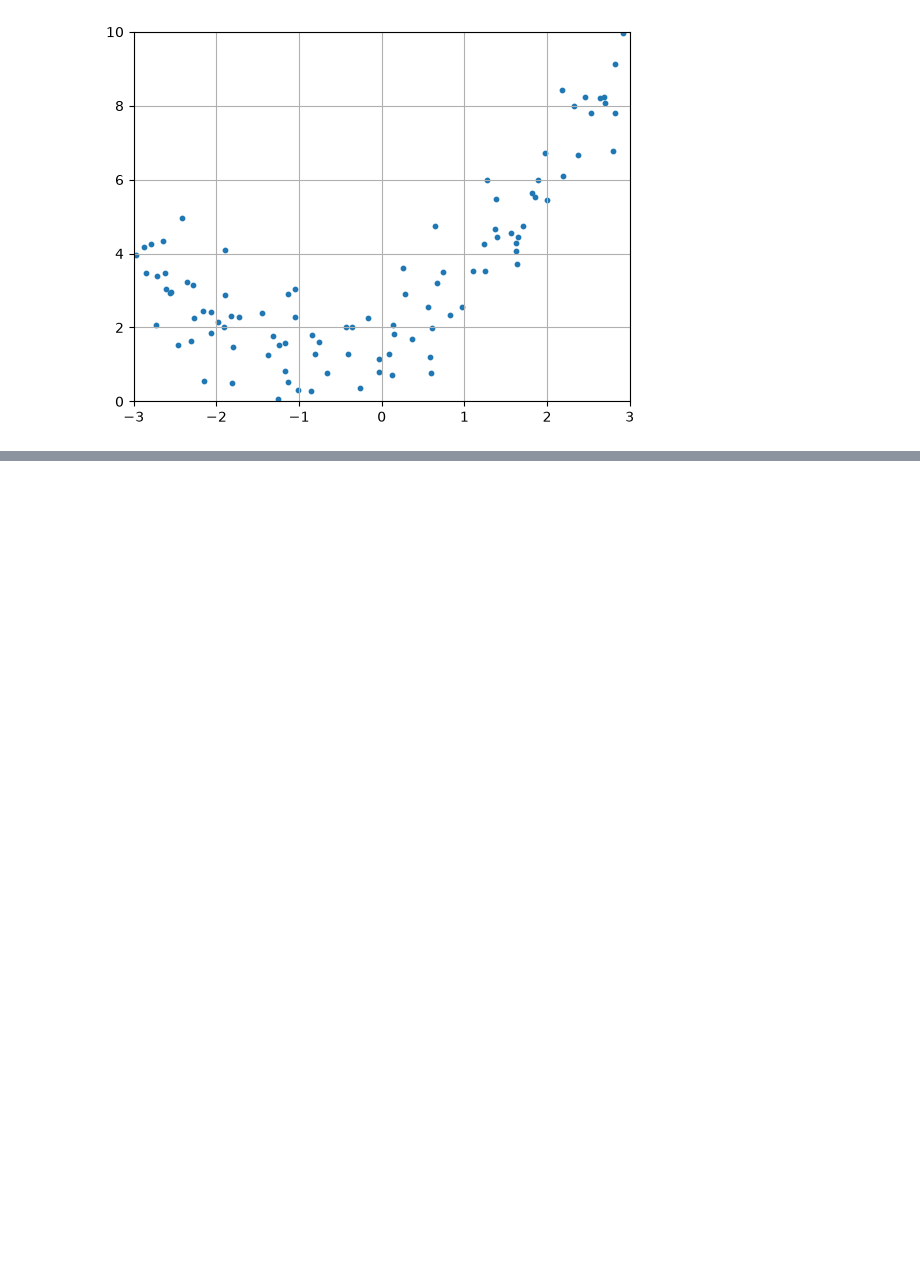
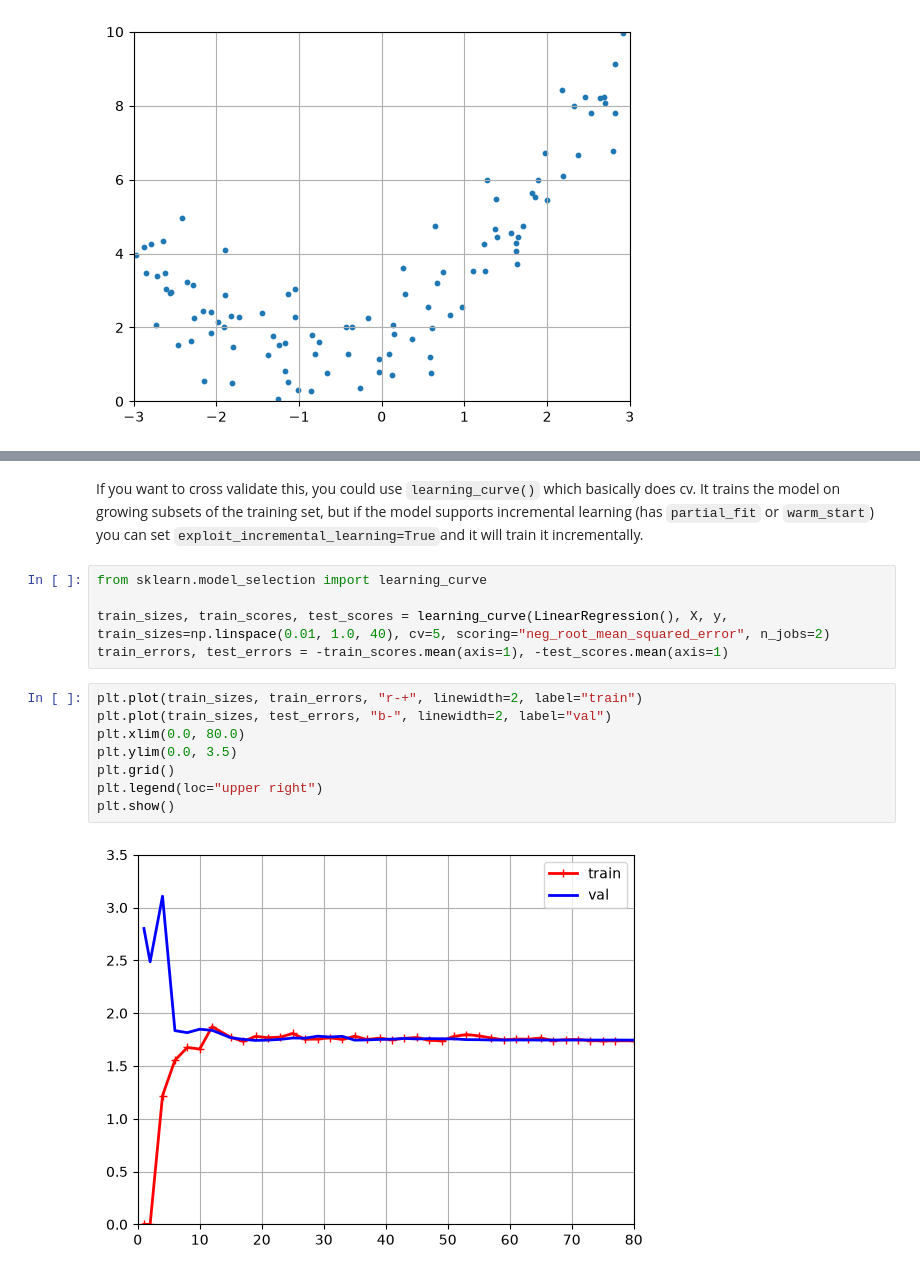
Before and after one commit to andretsilo/general-ml-exercises, a Jupyter notebook: part-1/model_training.ipynb, the cells around one changed output, grey strips where cells are left out. Saved outputs shown, nothing was run; the diff lists cells and outputs as text; blank space fills up the shorter version.

```diff
--- a/part-1/model_training.ipynb
+++ b/part-1/model_training.ipynb
@@ -157,0 +191,17 @@ plt.show()
+# %% [markdown]
+If you want to cross validate this, you could use `learning_curve()` which basically does cv. It trains the model on growing subsets of the training set, but if the model supports incremental learning (has `partial_fit` or `warm_start`) you can set `exploit_incremental_learning=True`and it will train it incrementally.
+# %%
+from sklearn.model_selection import learning_curve
+
+train_sizes, train_scores, test_scores = learning_curve(LinearRegression(), X, y, train_sizes=np.linspace(0.01, 1.0, 40), cv=5, scoring="neg_root_mean_squared_error", n_jobs=2)
+train_errors, test_errors = -train_scores.mean(axis=1), -test_scores.mean(axis=1)
+# %%
+plt.plot(train_sizes, train_errors, "r-+", linewidth=2, label="train")
+plt.plot(train_sizes, test_errors, "b-", linewidth=2, label="val")
+plt.xlim(0.0, 80.0)
+plt.ylim(0.0, 3.5)
+plt.grid()
+plt.legend(loc="upper right")
+plt.show()
+# %% [output]
+[figure, added]
```
Also changed, not shown: parts of 32 cells of this notebook.
